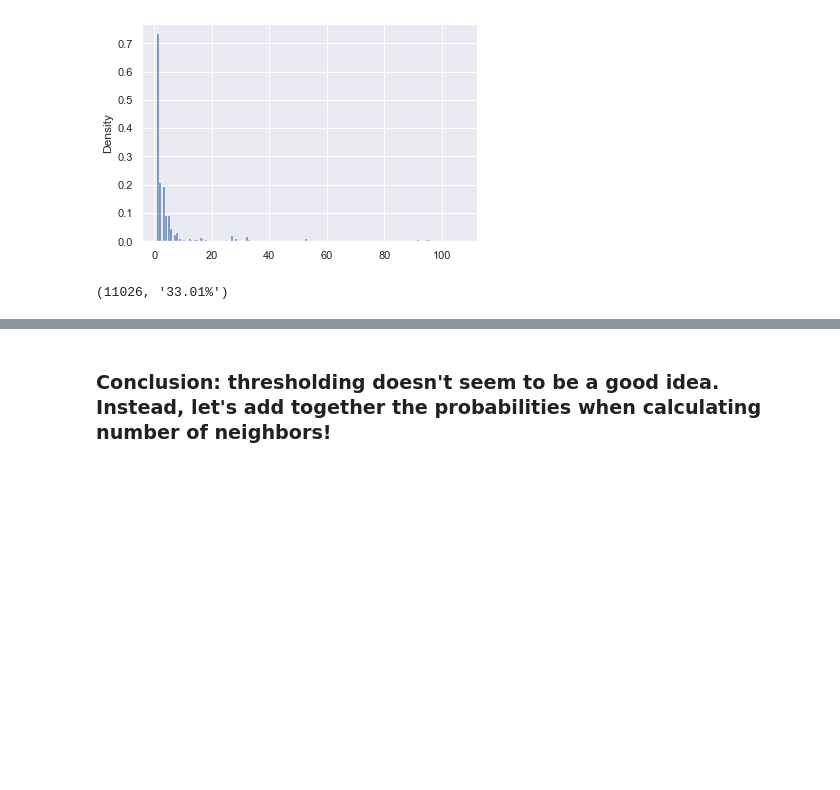
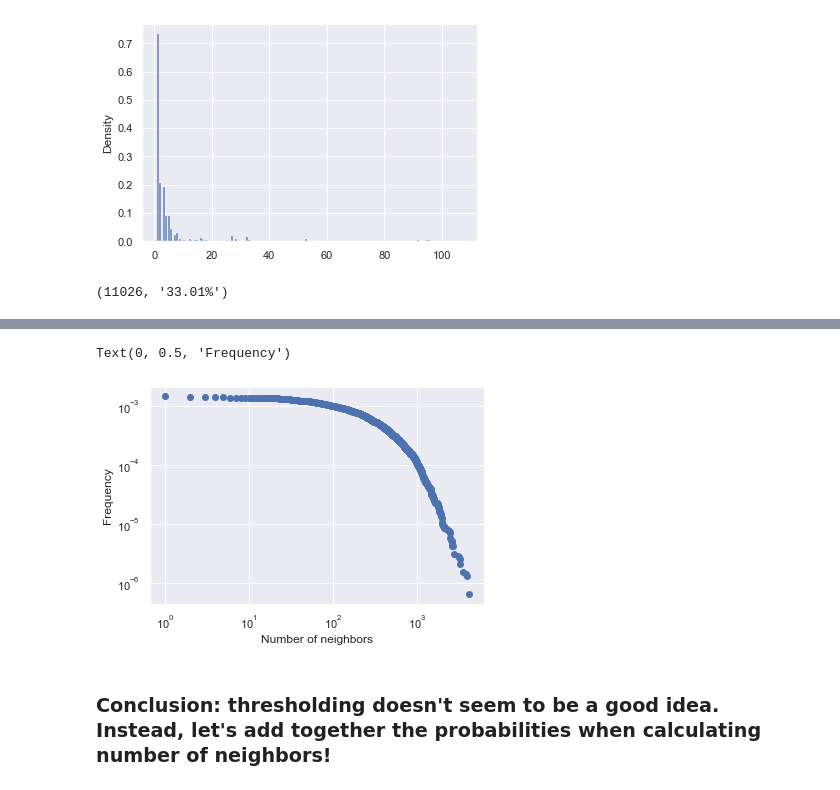
Before and after one commit to Cpetak/WGS, a Jupyter notebook: get_gene_from_snp.ipynb, the cells around one changed output, grey strips where cells are left out. Drawn from its saved outputs; the diff is of its cells as text; code cells hidden in the pictures; blank space fills up the shorter version.

```diff
--- a/get_gene_from_snp.ipynb
+++ b/get_gene_from_snp.ipynb
@@ -477,3 +478,15 @@ sns.histplot(neighs,stat="density")
+# %%
+xs,ys = list(zip(*sorted(Counter(neighs).most_common(),reverse=True)))
+ys = np.array(ys)/len(links)
+plt.loglog(xs,np.cumsum(ys),"o",label="full graph")
+#plt.legend()
+#plt.title("Degree centrality CCDF")
+plt.xlabel("Number of neighbors")
+plt.ylabel("Frequency")
+#plt.savefig("centr.png")
+# %% [output]
+Text(0, 0.5, 'Frequency')
+[figure, added]
 # %%
 #max_neighs, max_gene =  max([(len(adj_list[gene]),gene) for gene in genes_found if gene in adj_list])
 # %% [markdown]
```
Also changed, not shown: parts of 6 cells of this notebook, 29 other files.
